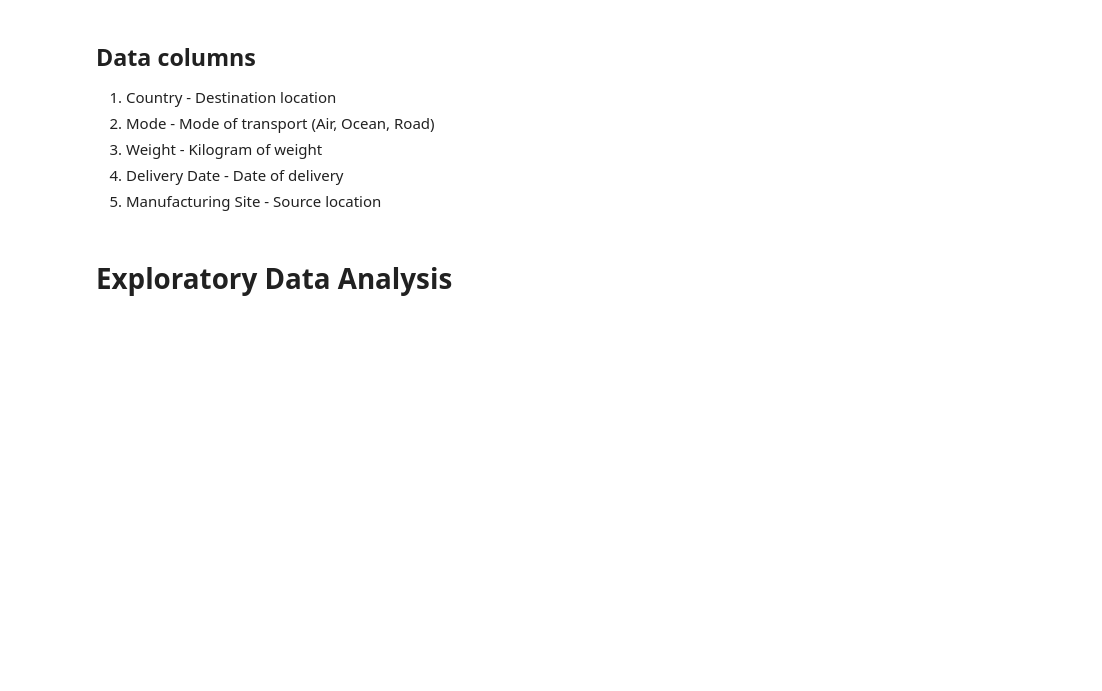
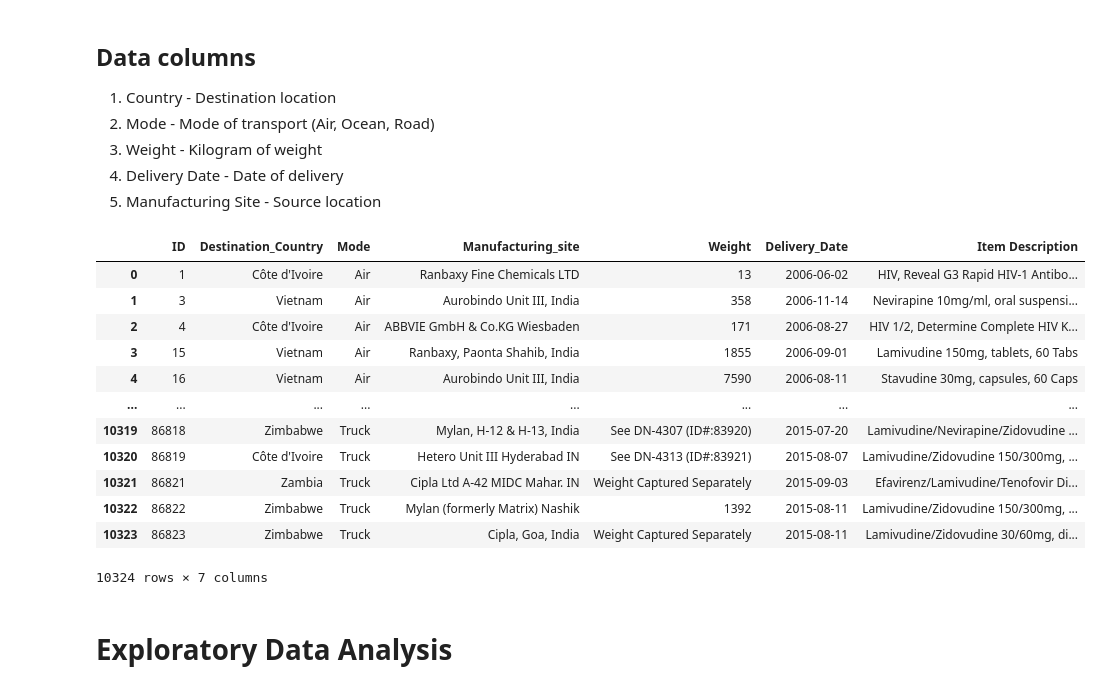
Before and after one commit to nakulBageja/Pharma-Scope-3, a Jupyter notebook: Scope_3.ipynb, the cells around one changed output. Cells and saved outputs as stored; diff of their text form; code cells hidden in the pictures; blank space fills up the shorter version.

```diff
--- a/Scope_3.ipynb
+++ b/Scope_3.ipynb
@@ -90,6 +55,22 @@ raw_df = pd.read_csv("./Data/SCMS_Delivery_History_Dataset_20150929.csv")
 
 filtered_df = raw_df[['ID','Country','Shipment Mode','Manufacturing Site','Weight (Kilograms)','Delivery Recorded Date','Item Description']].copy()
 filtered_df.rename(columns={"Shipment Mode":"Mode","Weight (Kilograms)":"Weight","Delivery Recorded Date":"Delivery_Date",'Manufacturing Site':'Manufacturing_site','Country':'Destination_Country'},inplace=True)
+# %%
+filtered_df
+# %% [output]
+|  | ID | Destination_Country | Mode | Manufacturing_site | Weight | Delivery_Date | Item Description |
+| 0 | 1 | Côte d'Ivoire | Air | Ranbaxy Fine Chemicals LTD | 13 | 2006-06-02 | HIV, Reveal G3 Rapid HIV-1 Antibo... |
+| 1 | 3 | Vietnam | Air | Aurobindo Unit III, India | 358 | 2006-11-14 | Nevirapine 10mg/ml, oral suspensi... |
+| 2 | 4 | Côte d'Ivoire | Air | ABBVIE GmbH & Co.KG Wiesbaden | 171 | 2006-08-27 | HIV 1/2, Determine Complete HIV K... |
+| 3 | 15 | Vietnam | Air | Ranbaxy, Paonta Shahib, India | 1855 | 2006-09-01 | Lamivudine 150mg, tablets, 60 Tabs |
+| 4 | 16 | Vietnam | Air | Aurobindo Unit III, India | 7590 | 2006-08-11 | Stavudine 30mg, capsules, 60 Caps |
+| ... | ... | ... | ... | ... | ... | ... | ... |
+| 10319 | 86818 | Zimbabwe | Truck | Mylan, H-12 & H-13, India | See DN-4307 (ID#:83920) | 2015-07-20 | Lamivudine/Nevirapine/Zidovudine ... |
+| 10320 | 86819 | Côte d'Ivoire | Truck | Hetero Unit III Hyderabad IN | See DN-4313 (ID#:83921) | 2015-08-07 | Lamivudine/Zidovudine 150/300mg, ... |
+| 10321 | 86821 | Zambia | Truck | Cipla Ltd A-42 MIDC Mahar. IN | Weight Captured Separately | 2015-09-03 | Efavirenz/Lamivudine/Tenofovir Di... |
+| 10322 | 86822 | Zimbabwe | Truck | Mylan (formerly Matrix) Nashik | 1392 | 2015-08-11 | Lamivudine/Zidovudine 150/300mg, ... |
+| 10323 | 86823 | Zimbabwe | Truck | Cipla, Goa, India | Weight Captured Separately | 2015-08-11 | Lamivudine/Zidovudine 30/60mg, di... |
+10324 rows × 7 columns
 # %%
 # Converting Delivery Date to datetime datatype
 filtered_df.loc[:,'Delivery_Date'] = pd.to_datetime(filtered_df['Delivery_Date'])
```
Also changed, not shown: parts of 8 cells of this notebook, 5 other files.
